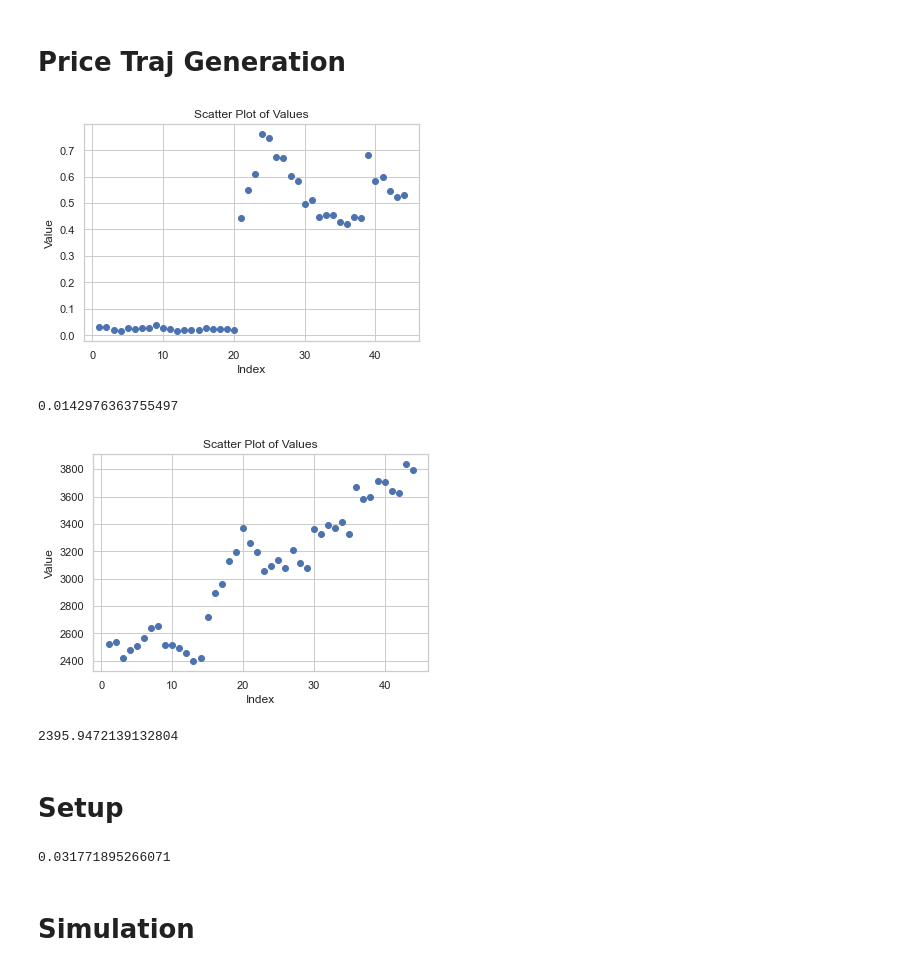
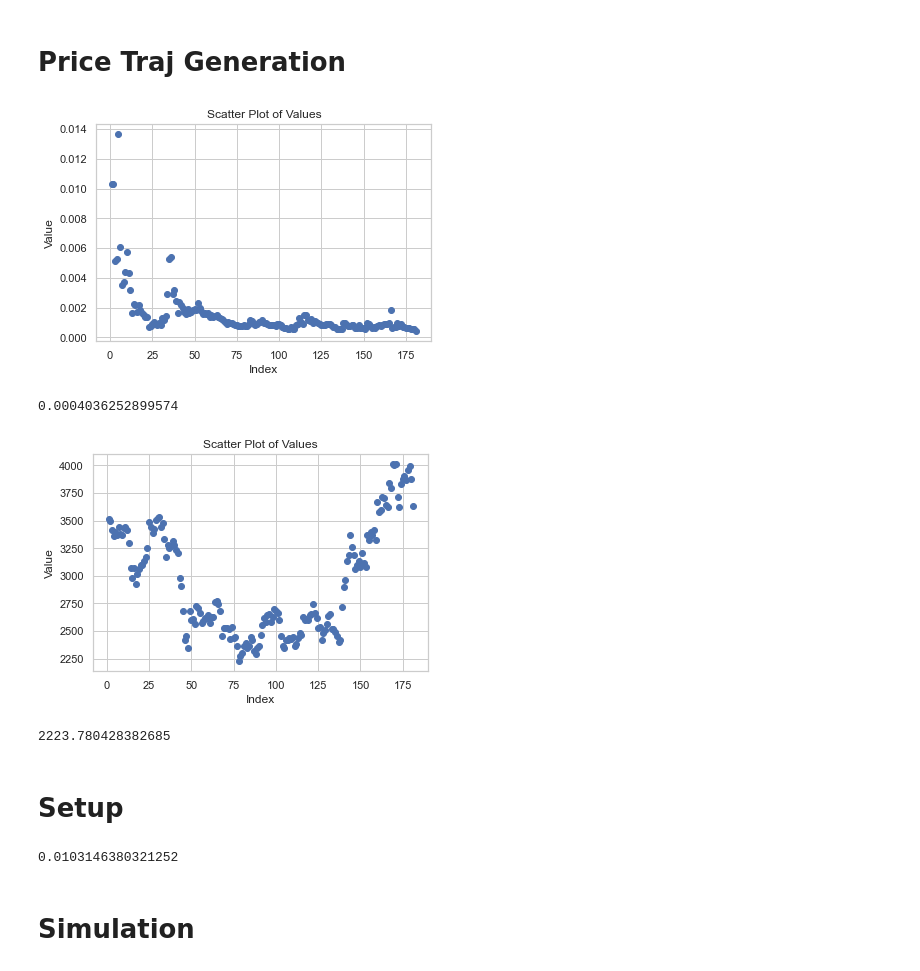
Before and after one commit to dengwx11/Avail-Fusion-CryptoEcon, a Jupyter notebook: v2.0.ipynb, the cells around one changed output. Saved outputs shown, nothing was run; the diff lists cells and outputs as text; code cells hidden in the pictures.

```diff
--- a/v2.0.ipynb
+++ b/v2.0.ipynb
@@ -42,18 +42,18 @@ Timestep = int
 # plot_price(eth_price_samples)
 # print(min(eth_price_samples))
 # %%
-avl_price_samples, eth_price_samples, Timestep = fetch(symbol_avl='act')
+avl_price_samples, eth_price_samples, Timestep = fetch(symbol_avl='hawk')
 
 plot_price(avl_price_samples)
 print(min(avl_price_samples))
 
 plot_price(eth_price_samples)
 print(min(eth_price_samples))
 # %% [output]
-[figure, old version]
+[figure, new version]
-0.0142976363755497
+0.0004036252899574
-[figure, old version]
+[figure, new version]
-2395.9472139132804
+2223.780428382685
 # %% [markdown]
 # Setup
 # %%
@@ -64,5 +64,5 @@ AVL_initial_price = avl_price_samples[0]
 ETH_initial_price = eth_price_samples[0]
 print(AVL_initial_price)
 # %% [output]
-0.031771895266071
+0.0103146380321252
 # %%
```
Also changed, not shown: parts of 8 cells of this notebook, 11 other files.
